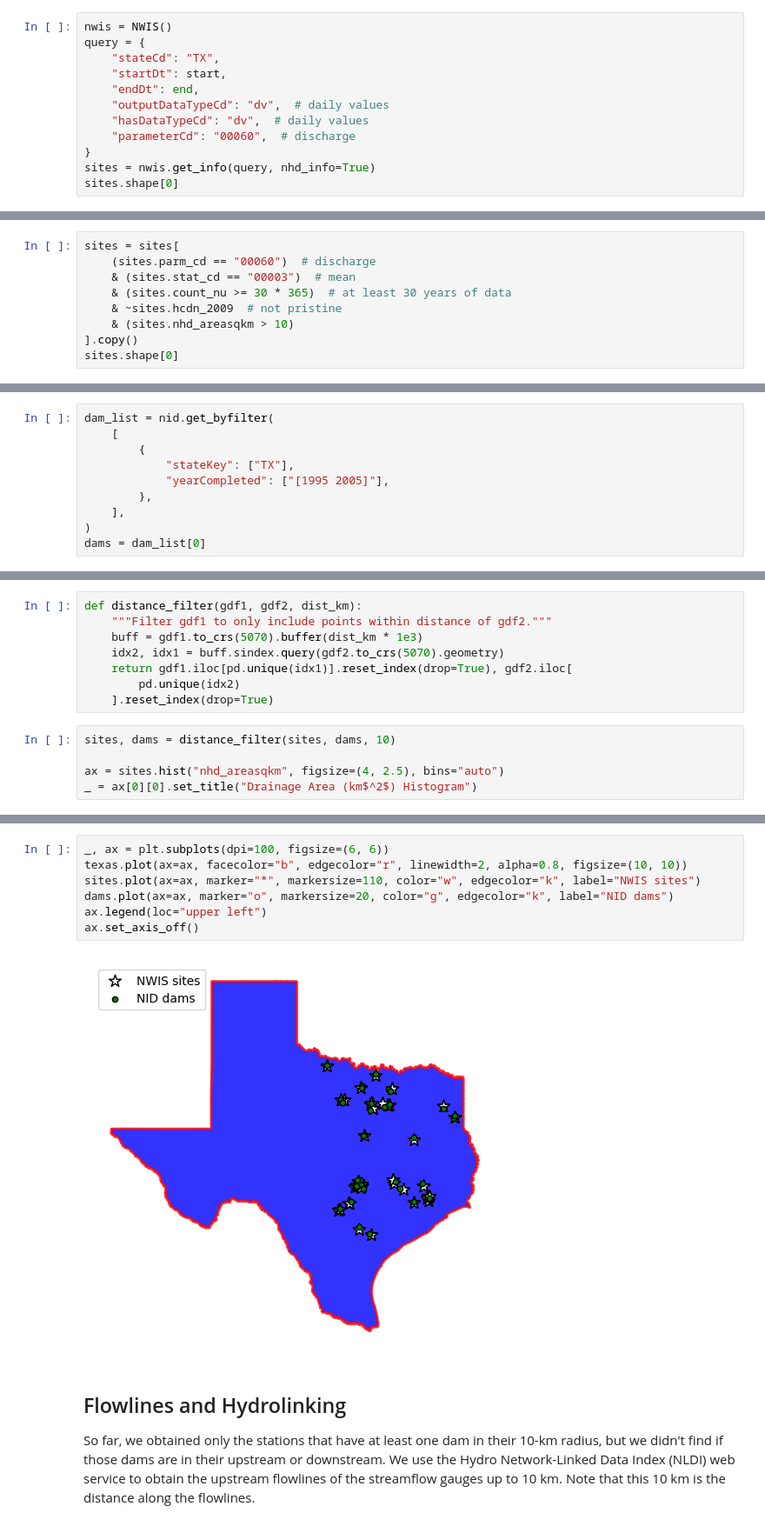
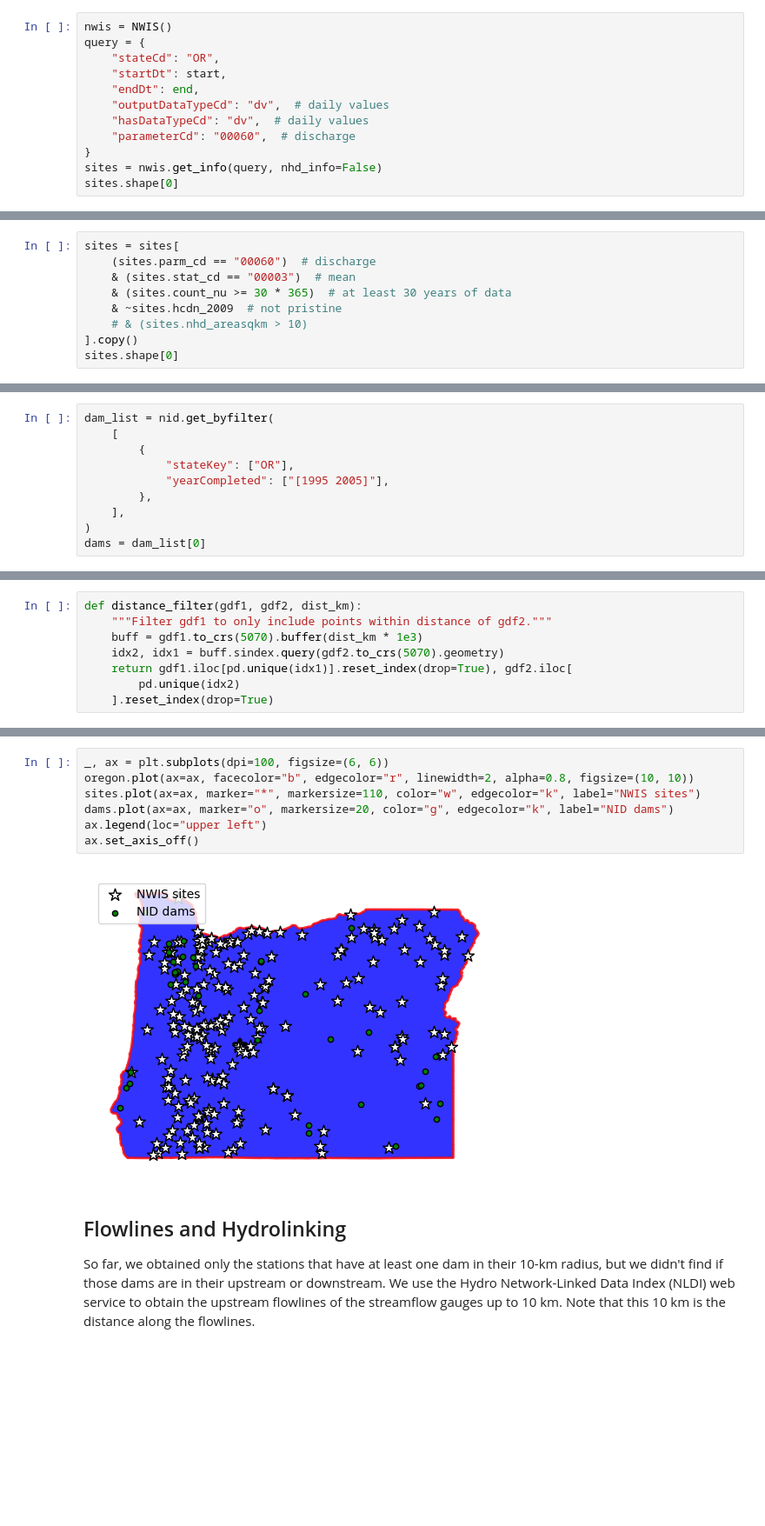
Before and after one commit to mhweber/ICRW8_Geospatial_Workshop, a Jupyter notebook: Dam_Impact.ipynb, the cells around one changed output, grey strips where cells are left out. Shown at 87% size. Saved outputs shown, nothing was run; the diff lists cells and outputs as text; blank space fills up the shorter version.

```diff
--- a/Dam_Impact.ipynb
+++ b/Dam_Impact.ipynb
@@ -75,12 +75,12 @@ ax.set_axis_off()
 # %%
 nwis = NWIS()
 query = {
-    "stateCd": "TX",
+    "stateCd": "OR",
     "startDt": start,
     "endDt": end,
     "outputDataTypeCd": "dv",  # daily values
     "hasDataTypeCd": "dv",  # daily values
     "parameterCd": "00060",  # discharge
 }
-sites = nwis.get_info(query, nhd_info=True)
+sites = nwis.get_info(query, nhd_info=False)
 sites.shape[0]
@@ -102,7 +124,7 @@ sites = sites[
     & (sites.stat_cd == "00003")  # mean
     & (sites.count_nu >= 30 * 365)  # at least 30 years of data
     & ~sites.hcdn_2009  # not pristine
-    & (sites.nhd_areasqkm > 10)
+    # & (sites.nhd_areasqkm > 10)
 ].copy()
 sites.shape[0]
 # %% [output]
@@ -151,7 +171,7 @@ Based on these, we should use the ``stateKey`` and ``yearCompleted`` fields.
 dam_list = nid.get_byfilter(
     [
         {
-            "stateKey": ["TX"],
+            "stateKey": ["OR"],
             "yearCompleted": ["[1995 2005]"],
         },
     ],
@@ -183,8 +198,3 @@ def distance_filter(gdf1, gdf2, dist_km):
     return gdf1.iloc[pd.unique(idx1)].reset_index(drop=True), gdf2.iloc[
         pd.unique(idx2)
     ].reset_index(drop=True)
-# %%
-sites, dams = distance_filter(sites, dams, 10)
-
-ax = sites.hist("nhd_areasqkm", figsize=(4, 2.5), bins="auto")
-_ = ax[0][0].set_title("Drainage Area (km$^2$) Histogram")
@@ -193,12 +201,12 @@ _ = ax[0][0].set_title("Drainage Area (km$^2$) Histogram")
 # %%
 _, ax = plt.subplots(dpi=100, figsize=(6, 6))
-texas.plot(ax=ax, facecolor="b", edgecolor="r", linewidth=2, alpha=0.8, figsize=(10, 10))
+oregon.plot(ax=ax, facecolor="b", edgecolor="r", linewidth=2, alpha=0.8, figsize=(10, 10))
 sites.plot(ax=ax, marker="*", markersize=110, color="w", edgecolor="k", label="NWIS sites")
 dams.plot(ax=ax, marker="o", markersize=20, color="g", edgecolor="k", label="NID dams")
 ax.legend(loc="upper left")
 ax.set_axis_off()
 # %% [output]
-[figure, old version]
+[figure, new version]
 # %% [markdown]
 ## Flowlines and Hydrolinking
 
```
Also changed, not shown: parts of 29 cells of this notebook.
